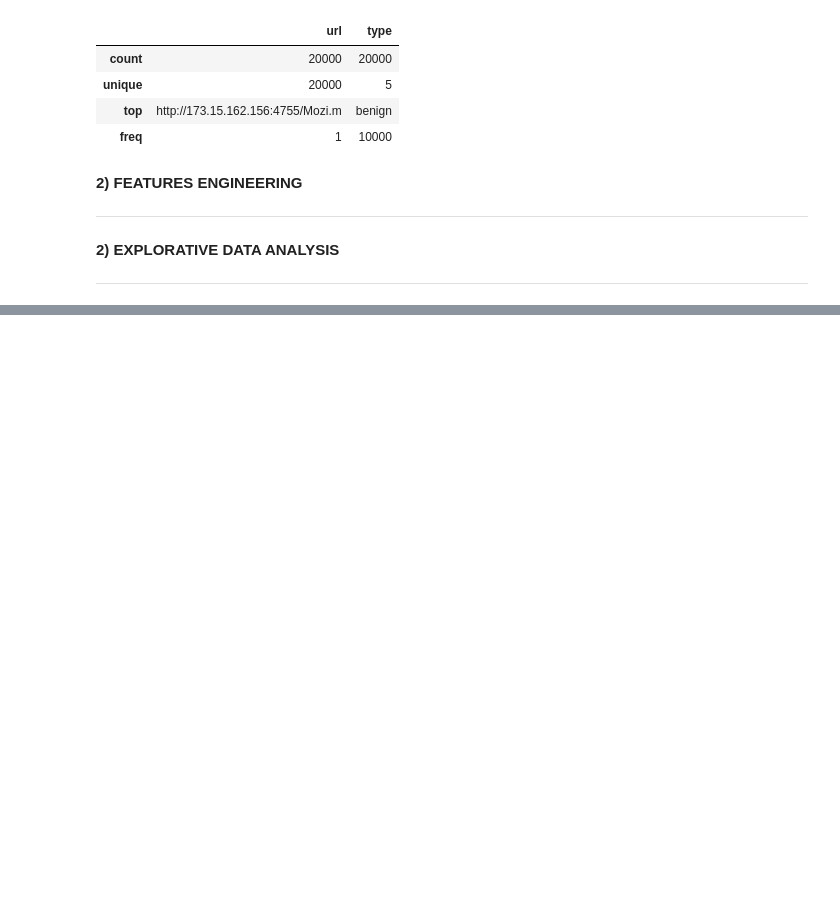
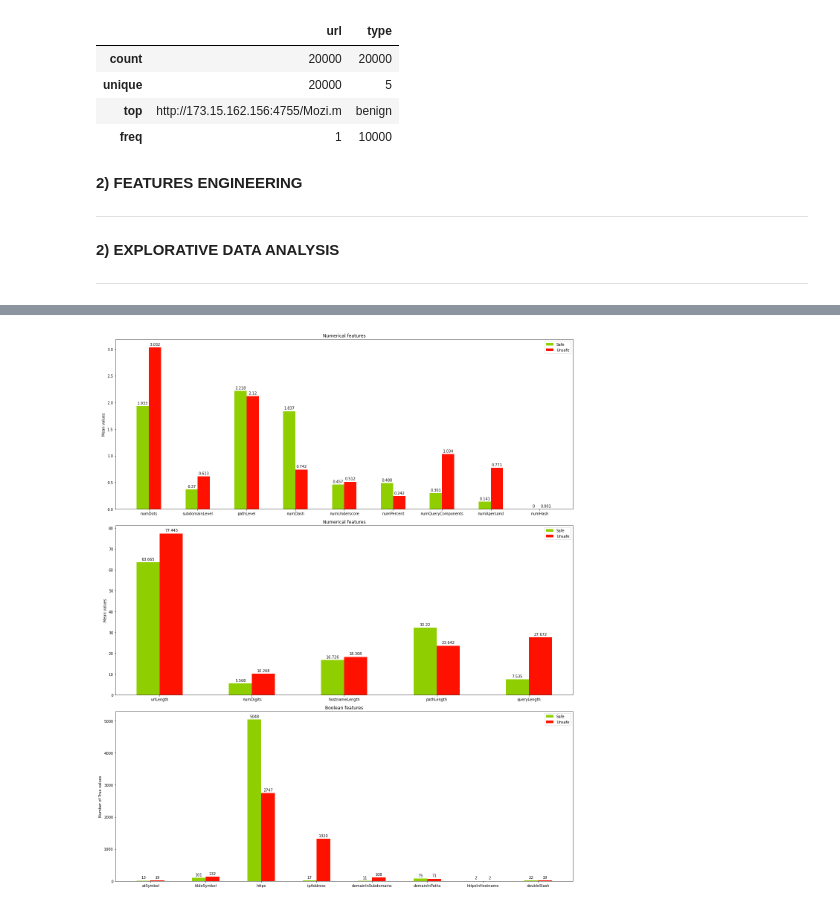
Before and after one commit to simonegramegna/Malicious_URL_detection, a Jupyter notebook: Main_URL_prediction.ipynb, the cells around one changed output, grey strips where cells are left out. Drawn from its saved outputs; the diff is of its cells as text; code cells hidden in the pictures; blank space fills up the shorter version.

Commit message:
explorative data analysis

```diff
--- a/Main_URL_prediction.ipynb
+++ b/Main_URL_prediction.ipynb
@@ -438,0 +460,68 @@ data.describe()
+# %%
+safe = data[data['type'] == 'benign']
+unsafe = data[data['type'] != 'benign']
+
+# Numerical features
+labels_x1 = ['numDots', 'subdomainLevel', 'pathLevel', 'numDash', 'numUnderscore', 'numPercent', 'numQueryComponents', 'numApersand', 'numHash']
+labels_x2 = ['urlLength', 'numDigits', 'hostnameLength', 'pathLength', 'queryLength']
+# Boolean features
+labels_x3 = ['atSymbol', 'tildeSymbol', 'https', 'ipAddress', 'domainInSubdomains', 'domainInPaths', 'httpsInHostname', 'doubleSlash']
+
+features_to_plot1 = {'Safe': [], 'Unsafe': []}
+features_to_plot2 = {'Safe': [], 'Unsafe': []}
+features_to_plot3 = {'Safe': [], 'Unsafe': []}
+
+for i in labels_x1:
+    features_to_plot1['Safe'].append(safe.loc[:, i].mean())
+    features_to_plot1['Unsafe'].append(unsafe.loc[:, i].mean())
+
+for i in labels_x2:
+    features_to_plot2['Safe'].append(safe.loc[:, i].mean())
+    features_to_plot2['Unsafe'].append(unsafe.loc[:, i].mean())
+
+for i in labels_x3:
+    features_to_plot3['Safe'].append(safe.loc[:, i].sum())
+    features_to_plot3['Unsafe'].append(unsafe.loc[:, i].sum())
+
+x1 = np.arange(len(labels_x1))  # the label locations
+x2 = np.arange(len(labels_x2))  # the label locations
+x3 = np.arange(len(labels_x3))  # the label locations
+width = 0.25  # the width of the bars
+multiplier = 0
+
+fig, ((ax1), (ax2), (ax3)) = plt.subplots(3, 1, figsize=(18, 21))
+
+for attribute, measurement in features_to_plot1.items():
+    offset = width * multiplier
+    rects = ax1.bar(x1 + offset, [round(i,3) for i in measurement], width, label = attribute, color = ['#8fce00' if attribute == 'Safe' else '#ff1100'])
+    ax1.bar_label(rects, padding = 3)
+    multiplier += 1
+ax1.set_ylabel('Mean values')
+ax1.set_title('Numerical features')
+ax1.set_xticks(x1 + (width / 2), labels_x1)
+ax1.legend(loc = 'upper right')
+
+for attribute, measurement in features_to_plot2.items():
+    offset = width * multiplier
+    rects = ax2.bar(x2 + offset, [round(i,3) for i in measurement], width, label = attribute, color = ['#8fce00' if attribute == 'Safe' else '#ff1100'])
+    ax2.bar_label(rects, padding = 3)
+    multiplier += 1
+ax2.set_ylabel('Mean values')
+ax2.set_title('Numerical features')
+ax2.set_xticks(x2 + (width*2.5), labels_x2)
+ax2.legend(loc = 'upper right')
+
+for attribute, measurement in features_to_plot3.items():
+    offset = width * multiplier
+    rects = ax3.bar(x3 + offset, [round(i,3) for i in measurement], width, label = attribute, color = ['#8fce00' if attribute == 'Safe' else '#ff1100'])
+    ax3.bar_label(rects, padding = 3)
+    multiplier += 1
+ax3.set_ylabel('Number of True values')
+ax3.set_title('Boolean features')
+ax3.set_xticks(x3 + (width*4.5), labels_x3)
+ax3.legend(loc = 'upper right')
+
+plt.tight_layout()
+plt.show()
+# %% [output]
+[figure, added]
```
Also changed, not shown: parts of 7 cells of this notebook.
